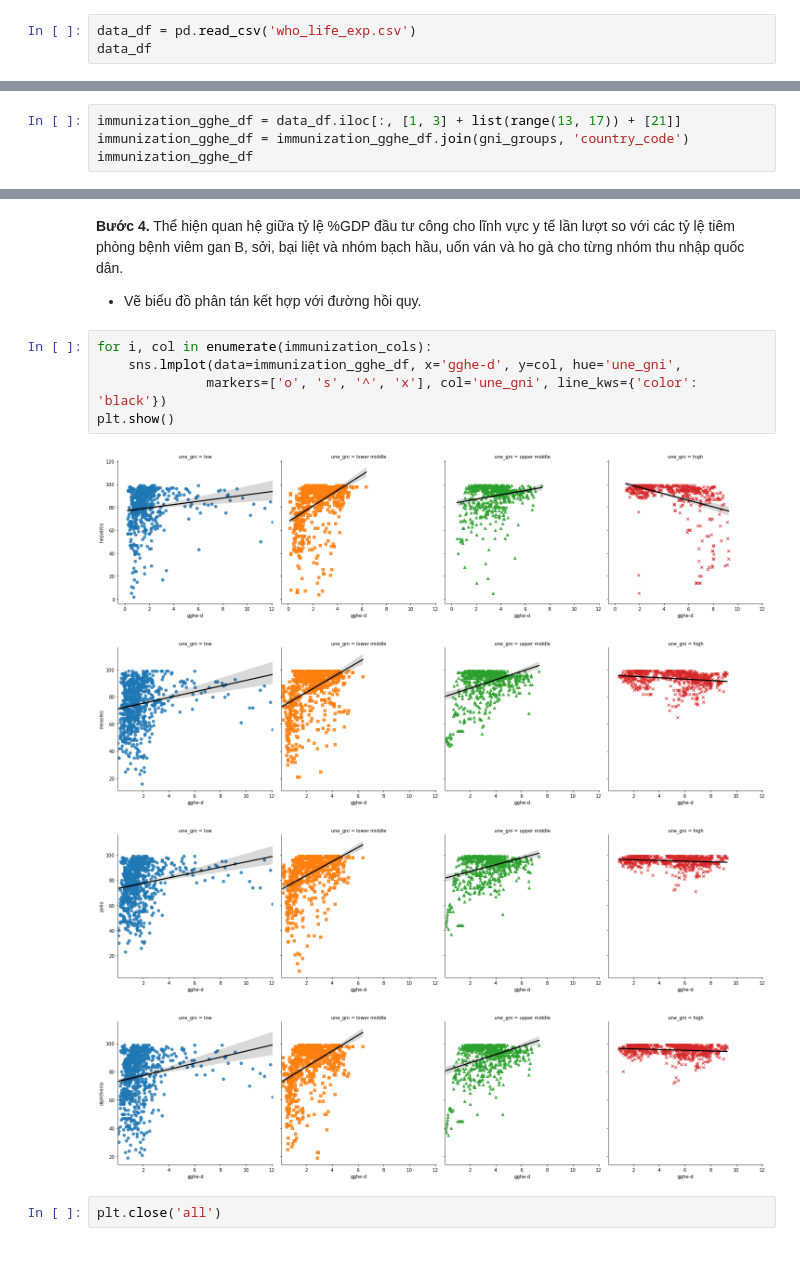
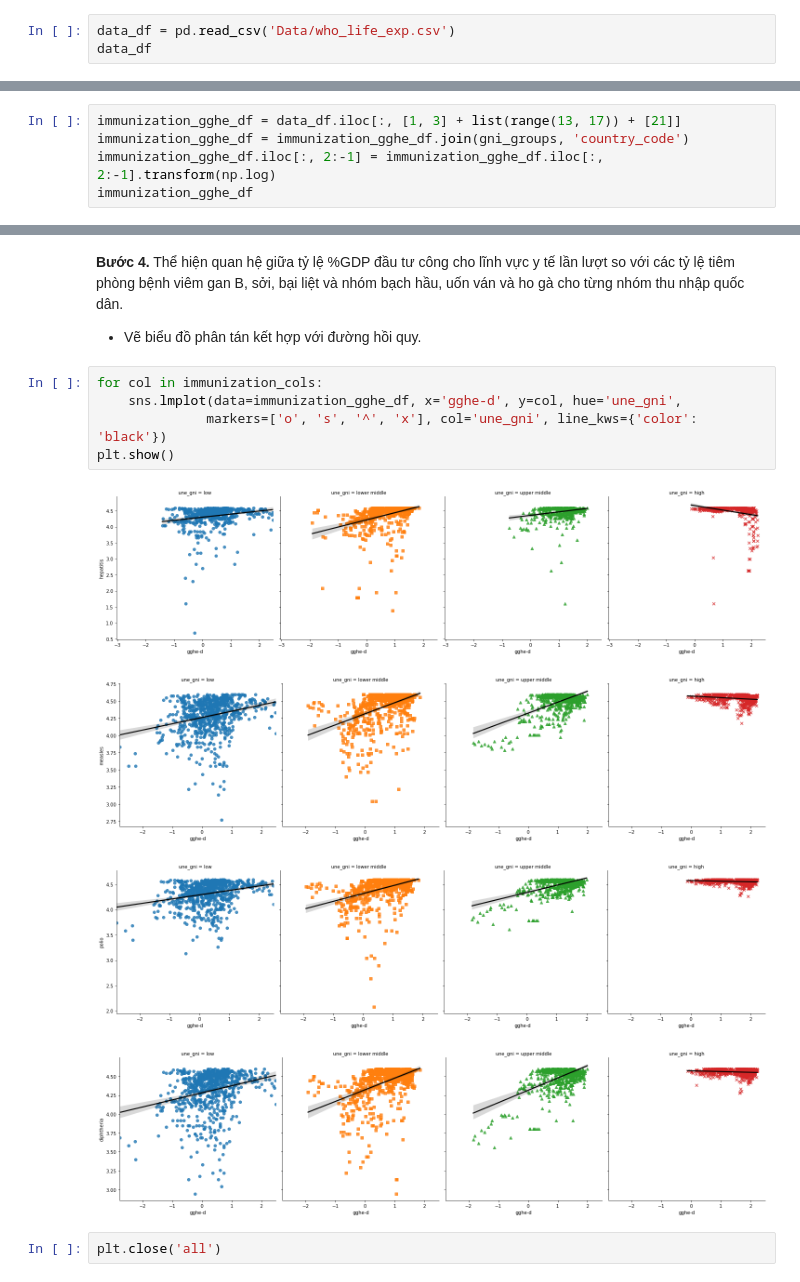
Before and after one commit to XQuyTran/Final_Project_LTKHDL, a Jupyter notebook: final-project.ipynb, the cells around one changed output, grey strips where cells are left out. Cells and saved outputs as stored; diff of their text form.

```diff
--- a/final-project.ipynb
+++ b/final-project.ipynb
@@ -37,7 +36,7 @@ pd.set_option("display.max_columns", None)
 ---
 # 3. Khám phá dữ liệu
 # %%
-data_df = pd.read_csv('who_life_exp.csv')
+data_df = pd.read_csv('Data/who_life_exp.csv')
 data_df
 # %% [output]
 |  | country | country_code | region | year | life_expect | life_exp60 | adult_mortality | infant_mort | ... |
@@ -393,6 +393,7 @@ Categories (4, object): ['low' < 'lower middle' < 'upper middle' < 'high']
 # %%
 immunization_gghe_df = data_df.iloc[:, [1, 3] + list(range(13, 17)) + [21]]
 immunization_gghe_df = immunization_gghe_df.join(gni_groups, 'country_code')
+immunization_gghe_df.iloc[:, 2:-1] = immunization_gghe_df.iloc[:, 2:-1].transform(np.log)
 immunization_gghe_df
 # %% [output]
 |  | country_code | year | hepatitis | measles | polio | diphtheria | gghe-d | une_gni |
@@ -414,15 +415,15 @@ immunization_cols = immunization_gghe_df.columns[2:6]
 **Bước 4.** Thể hiện quan hệ giữa tỷ lệ %GDP đầu tư công cho lĩnh vực y tế lần lượt so với các tỷ lệ tiêm phòng bệnh viêm gan B, sởi, bại liệt và nhóm bạch hầu, uốn ván và ho gà cho từng nhóm thu nhập quốc dân.
 - Vẽ biểu đồ phân tán kết hợp với đường hồi quy.
 # %%
-for i, col in enumerate(immunization_cols):
+for col in immunization_cols:
     sns.lmplot(data=immunization_gghe_df, x='gghe-d', y=col, hue='une_gni',
               markers=['o', 's', '^', 'x'], col='une_gni', line_kws={'color': 'black'})
 plt.show()
 # %% [output]
-[figure, old version]
+[figure, new version]
-[figure, old version]
+[figure, new version]
-[figure, old version]
+[figure, new version]
-[figure, old version]
+[figure, new version]
 # %%
 plt.close('all')
 # %% [markdown]
```
Also changed, not shown: parts of 22 cells of this notebook.
